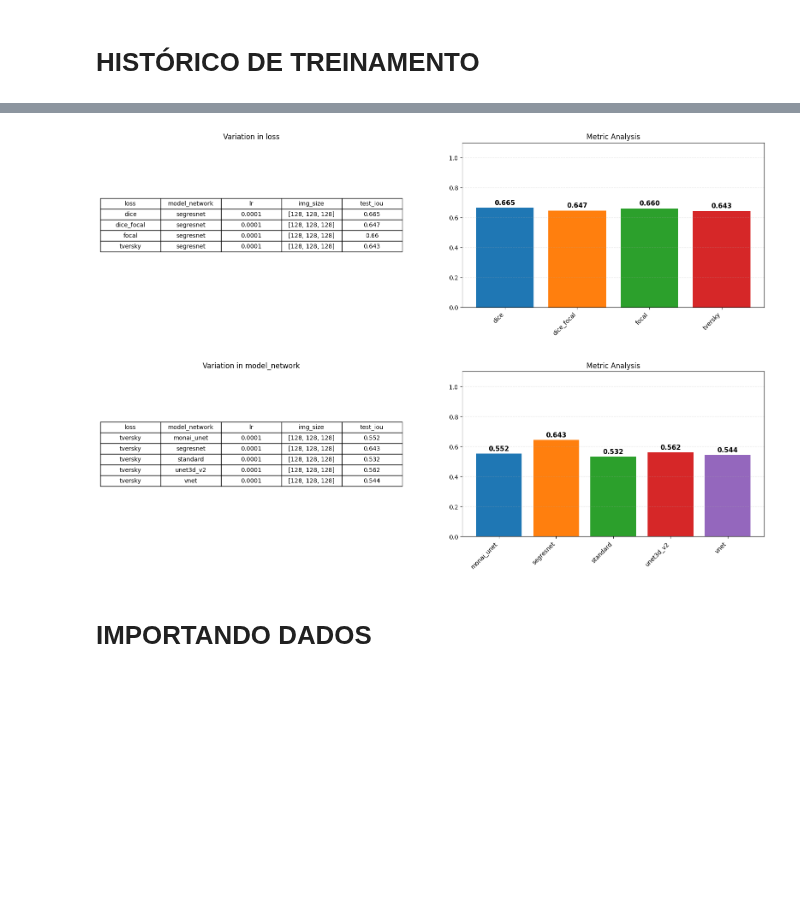
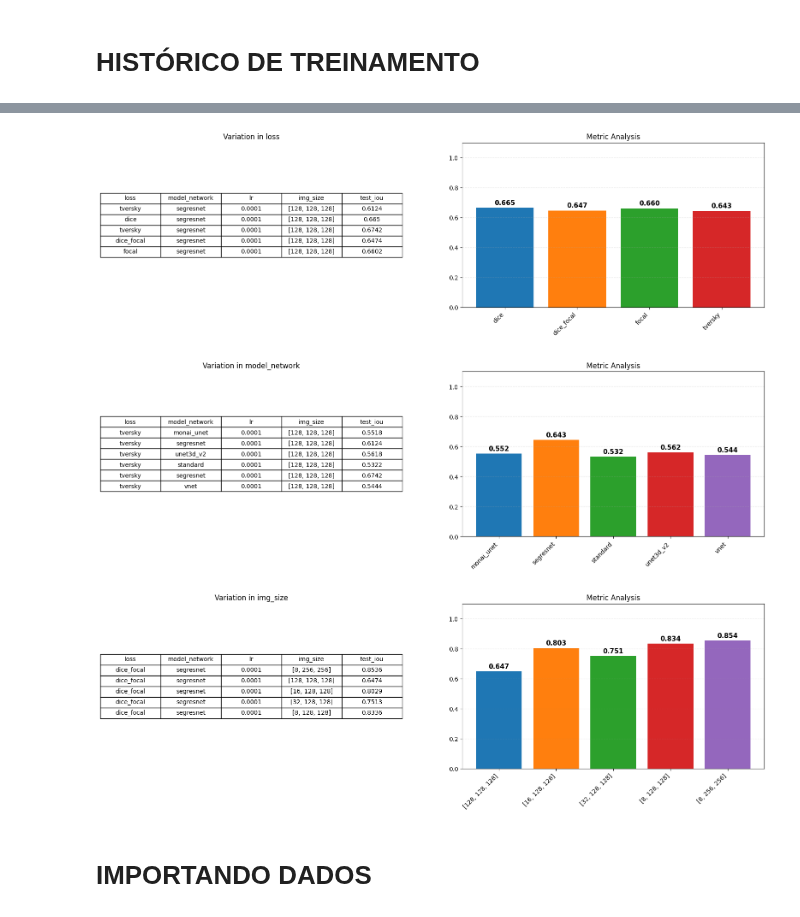
Before and after one commit to KlaussMarchi/SeismicMulticlass, a Jupyter notebook: Task/logs/3 - PostProcessing_out.ipynb, the cells around one changed output, grey strips where cells are left out. Drawn from its saved outputs; the diff is of its cells as text; code cells hidden in the pictures; blank space fills up the shorter version.

```diff
--- a/Task/logs/3 - PostProcessing_out.ipynb
+++ b/Task/logs/3 - PostProcessing_out.ipynb
@@ -55,10 +59,11 @@ df
 from utils.Plotter.index import Plotter
 
 class VariationAnalysis:
-    def __init__(self, df, variations=[]):
+    def __init__(self, df, variations=[], metric='test_iou'):
         self.df = df.copy()
         self.variations = variations
         self.results = {}
+        self.metric  = metric
 
     def update(self):
         df = self.df.copy()
@@ -67,13 +72,6 @@ class VariationAnalysis:
             if df[col].dtype == object:
                 df[col] = df[col].astype(str)
 
-        other_cols = [c for c in df.columns if c not in self.variations and c != 'test_iou']
-        agg_funcs  = {'test_iou': 'mean'}
-
-        for col in other_cols:
-            agg_funcs[col] = 'first'
-
-        df = df.groupby(self.variations, as_index=False).agg(agg_funcs)
         results = {}
 
         for variation in self.variations:
@@ -91,40 +89,51 @@ class VariationAnalysis:
                     valid_indices = df.index.tolist()
 
             results[variation] = df.loc[list(set(valid_indices))].copy() if valid_indices else pd.DataFrame(columns=df.columns)
 
         self.results = results
 
+    def format(self, df): # remove linhas com variacoes iguais e tira a media
+        other_cols = [c for c in df.columns if c not in self.variations and c != self.metric]
+        agg_funcs  = {self.metric: 'mean'}
+
+        for col in other_cols:
+            agg_funcs[col] = 'first'
+
+        return df.groupby(self.variations, as_index=False).agg(agg_funcs)
+
     def plot(self):
         for variation, df in self.results.items():
             if len(df) == 0:
                 continue
 
-            df = df[self.variations + ['test_iou']].copy()
-            df['test_iou'] = df.test_iou.round(3)
+            df = df[self.variations + [self.metric]].copy()
+            df[self.metric] = df[self.metric].round(4)
             df_str = df.astype(str)
 
             plt.figure(figsize=(20, 5))
             plt.subplot(1, 2, 1)
             plt.axis('off')
             plt.title(f'Variation in {variation}')
 
             table = plt.table(cellText=df_str.values, colLabels=df.columns, loc='center', cellLoc='center')
             table.auto_set_font_size(False)
             table.set_fontsize(10)
             table.scale(1, 1.5)
 
             plt.subplot(1, 2, 2)
-            Plotter({key: value for key, value in zip(df[variation], df.test_iou)})
+            df = self.format(df)
+            Plotter({key: value for key, value in zip(df[variation], df[self.metric])})
             plt.show()
 
 
-analysis = VariationAnalysis(df)
-analysis.variations = ['loss', 'model_network', 'lr', 'img_size']
+variations = ['loss', 'model_network', 'lr', 'img_size']
+analysis   = VariationAnalysis(df, variations, metric='test_iou')
 analysis.update()
 analysis.plot()
 # %% [output]
-[figure, old version]
+[figure, new version]
-[figure, old version]
+[figure, new version]
+[figure, added]
 # %% [markdown]
 # IMPORTANDO DADOS
 # %%
```
Also changed, not shown: parts of 10 cells of this notebook, 5 other files.
